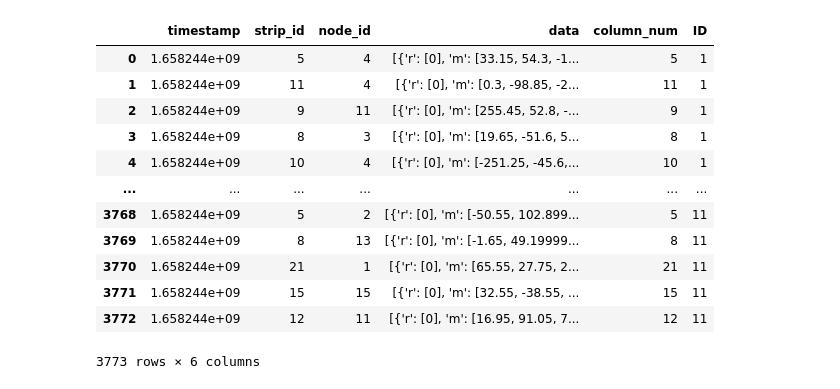
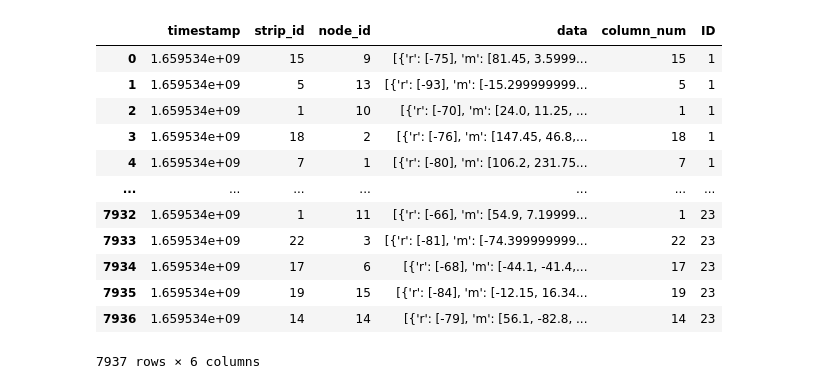
Before and after one commit to priirf/Vicon_Pos_Converter, a Jupyter notebook: data_preprocessing.ipynb, the cells around one changed output. Drawn from its saved outputs; the diff is of its cells as text; code cells hidden in the pictures.

```diff
--- a/data_preprocessing.ipynb
+++ b/data_preprocessing.ipynb
@@ -1,36 +1,35 @@
 # %%
 import json
 from matplotlib.font_manager import json_dump
 import numpy as np
 import pandas as pd
 from pandas.io.json import json_normalize
 from datetime import datetime
 import seaborn as sns
 import matplotlib.pylab as plt
 
 sf_data = []
 vicon_data = []
 
-for line in open("sensor_floor_data.txt", "r"):
+for line in open("../Dataset_sensor_floor/sensorfloor_measurement/sensor_floor_data_03082022_moving_around.txt", "r"):
     sf_data.append(json.loads(line))
 
 df_sf = pd.DataFrame(sf_data)
-df_sf.to_csv('out_1.csv')
 df_sf
 # %% [output]
 |  | timestamp | strip_id | node_id | data | column_num | ID |
-| 0 | 1.658244e+09 | 5 | 4 | [{'r': [0], 'm': [33.15, 54.3, -1... | 5 | 1 |
-| 1 | 1.658244e+09 | 11 | 4 | [{'r': [0], 'm': [0.3, -98.85, -2... | 11 | 1 |
-| 2 | 1.658244e+09 | 9 | 11 | [{'r': [0], 'm': [255.45, 52.8, -... | 9 | 1 |
-| 3 | 1.658244e+09 | 8 | 3 | [{'r': [0], 'm': [19.65, -51.6, 5... | 8 | 1 |
-| 4 | 1.658244e+09 | 10 | 4 | [{'r': [0], 'm': [-251.25, -45.6,... | 10 | 1 |
+| 0 | 1.659534e+09 | 15 | 9 | [{'r': [-75], 'm': [81.45, 3.5999... | 15 | 1 |
+| 1 | 1.659534e+09 | 5 | 13 | [{'r': [-93], 'm': [-15.299999999... | 5 | 1 |
+| 2 | 1.659534e+09 | 1 | 10 | [{'r': [-70], 'm': [24.0, 11.25, ... | 1 | 1 |
+| 3 | 1.659534e+09 | 18 | 2 | [{'r': [-76], 'm': [147.45, 46.8,... | 18 | 1 |
+| 4 | 1.659534e+09 | 7 | 1 | [{'r': [-80], 'm': [106.2, 231.75... | 7 | 1 |
 | ... | ... | ... | ... | ... | ... | ... |
-| 3768 | 1.658244e+09 | 5 | 2 | [{'r': [0], 'm': [-50.55, 102.899... | 5 | 11 |
-| 3769 | 1.658244e+09 | 8 | 13 | [{'r': [0], 'm': [-1.65, 49.19999... | 8 | 11 |
-| 3770 | 1.658244e+09 | 21 | 1 | [{'r': [0], 'm': [65.55, 27.75, 2... | 21 | 11 |
-| 3771 | 1.658244e+09 | 15 | 15 | [{'r': [0], 'm': [32.55, -38.55, ... | 15 | 11 |
-| 3772 | 1.658244e+09 | 12 | 11 | [{'r': [0], 'm': [16.95, 91.05, 7... | 12 | 11 |
+| 7932 | 1.659534e+09 | 1 | 11 | [{'r': [-66], 'm': [54.9, 7.19999... | 1 | 23 |
+| 7933 | 1.659534e+09 | 22 | 3 | [{'r': [-81], 'm': [-74.399999999... | 22 | 23 |
+| 7934 | 1.659534e+09 | 17 | 6 | [{'r': [-68], 'm': [-44.1, -41.4,... | 17 | 23 |
+| 7935 | 1.659534e+09 | 19 | 15 | [{'r': [-84], 'm': [-12.15, 16.34... | 19 | 23 |
+| 7936 | 1.659534e+09 | 14 | 14 | [{'r': [-79], 'm': [56.1, -82.8, ... | 14 | 23 |
-3773 rows × 6 columns
+7937 rows × 6 columns
 # %%
 #1st option
 df_sf_buf = df_sf.copy()
```
Also changed, not shown: parts of 12 cells of this notebook, 5 other files.
